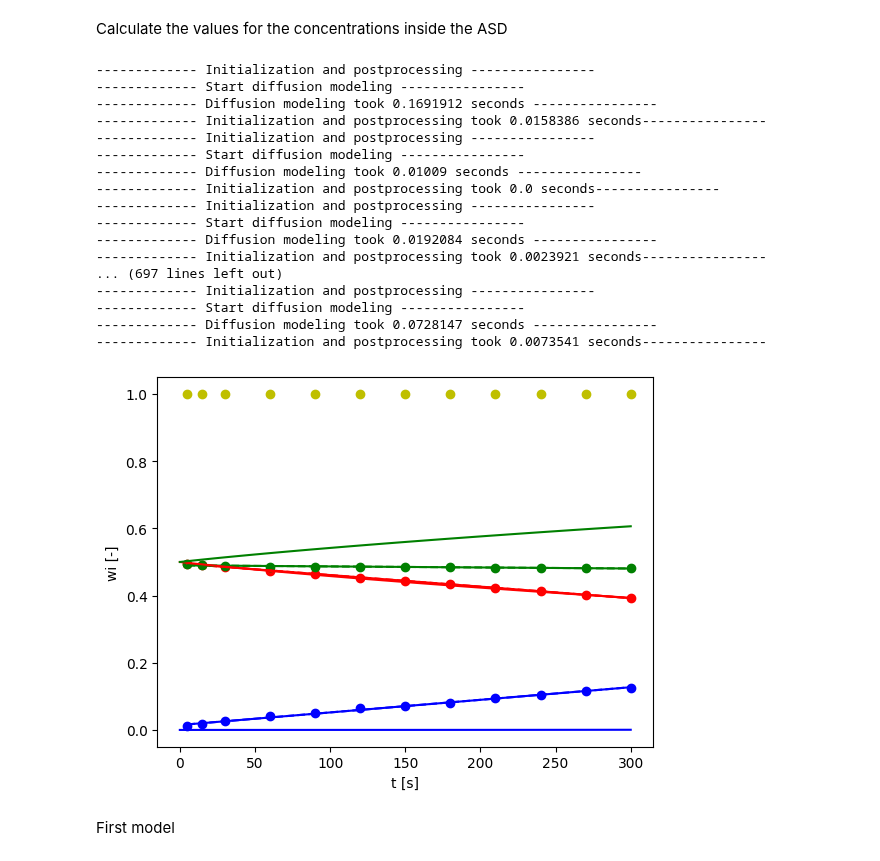
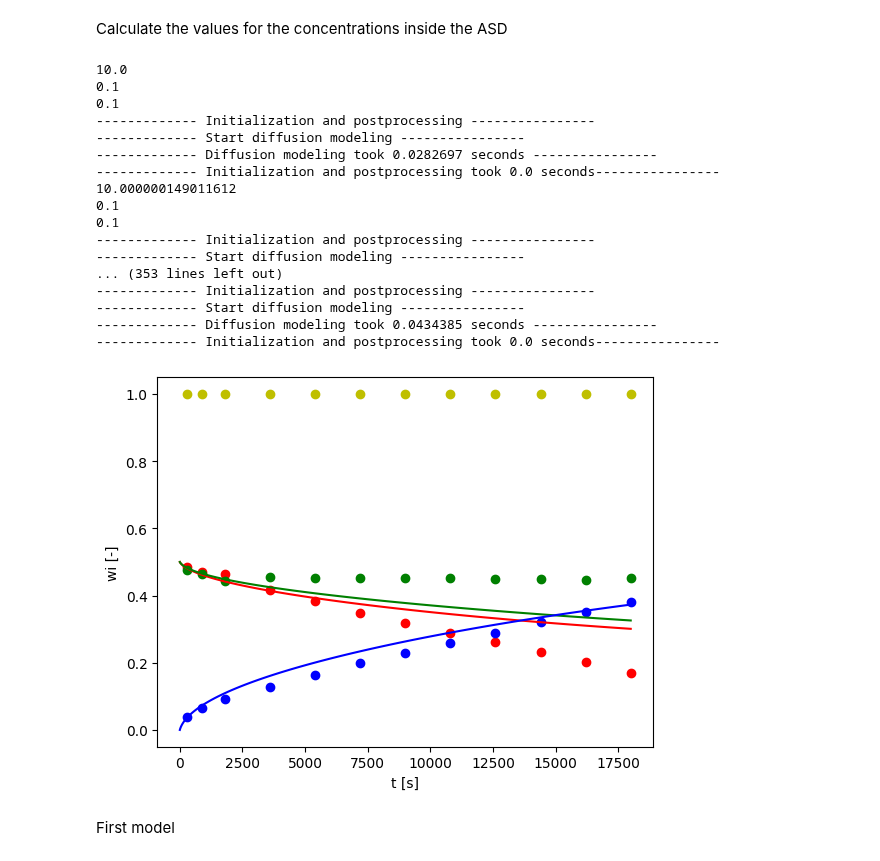
Before and after one commit to Borrdom/diffusionpy, a Jupyter notebook: examples_notebooks/001_First_approach_ideal.ipynb, the cells around one changed output. Cells and saved outputs as stored; diff of their text form; code cells hidden in the pictures.

```diff
--- a/examples_notebooks/001_First_approach_ideal.ipynb
+++ b/examples_notebooks/001_First_approach_ideal.ipynb
@@ -63,7 +63,7 @@ import matplotlib.pyplot as plt
 plt.rcdefaults()
 from scipy.optimize import curve_fit
 
-texp=array([5,15,30,60,90,120,150,180,210,240,270,300])
+texp=array([5,15,30,60,90,120,150,180,210,240,270,300])*60
 wINDL1D03= array([3.42274E-07,6.63373000e-07,1.30293000e-06,2.61848000e-06,4.06235000e-06,5.50577000e-06,7.11082000e-06,8.82865000e-06,1.03757000e-05,1.22831000e-05,1.34226000e-05,1.48856000e-05])
 wPolL1D03= array([5.1687E-06,8.11419000e-06,1.16988000e-05,1.82872000e-05,2.43481000e-05,2.97692000e-05,3.50846000e-05,3.91787000e-05,4.30863000e-05,4.68326000e-05,4.92799000e-05,5.08487000e-05])
 wH2OL1D03= array([9.99994489e-01,9.99991222e-01,9.99986998e-01,9.99979094e-01,9.99971590e-01,9.99964725e-01,9.99957805e-01,9.99951993e-01,9.99946538e-01,9.99940884e-01,9.99937297e-01,9.99934266e-01])
@@ -90,10 +90,14 @@ mASDL1D05_0= 6.3E-5
 mASDL25D07_0= 1.6E-5
 mASDL1D07_0= 6.4E-5
 Mi= np.asarray([357.79,65000,16.02])
-mobile= np.asarray([True,True,True])
+mobile= np.asarray([True,False,True])
 wi_8 =np.asarray([0.0001,0.0001,0.9998])
 Dvec =np.asarray([1E-1,2E-12,8E-1])
+Dvec=np.asarray([327081.87865031627,386294.20602000307,644379.7545334897])/1E14
 
+Dvec=np.asarray([244258.29860143378,
+632465.849552949,
+762682.380133524])/1E14
 nt=80
 t=np.linspace(0,texp[-1]**0.5,nt)**2
 
@@ -119,18 +123,18 @@ def fit_ASD(wAPI_ASD,wPol_ASD,wH2O_ASD,wges_ASD):
         return a*x+b
     def funcquad(x,a,b,c):
         return a*x**2+b*x+c
-    popt_API, pcov_API= curve_fit(funcline,texp,wAPI_ASD)
-    plt.plot(texp,funcline(texp,*popt_API),'r-')
-    qopt_API, qcov_API= curve_fit(funcline,texp,wAPI_ASD)
-    plt.plot(texp,funcline(texp,*qopt_API),'r--')
-    popt_Pol, pcov_Pol= curve_fit(funcline,texp,wPol_ASD)
-    plt.plot(texp,funcline(texp,*popt_Pol),'g-')
-    qopt_Pol, qcov_Pol= curve_fit(funcline,texp,wPol_ASD)
-    plt.plot(texp,funcline(texp,*qopt_Pol),'g--')
-    popt_H2O, pcov_H2O= curve_fit(funcline,texp,wH2O_ASD)
-    plt.plot(texp,funcline(texp,*popt_H2O),'b-')
-    qopt_H2O, qcov_H2O= curve_fit(funcline,texp,wH2O_ASD)
-    plt.plot(texp,funcline(texp,*qopt_H2O),'b--')
+    # popt_API, pcov_API= curve_fit(funcline,texp,wAPI_ASD)
+    # plt.plot(texp,funcline(texp,*popt_API),'r-')
+    # qopt_API, qcov_API= curve_fit(funcline,texp,wAPI_ASD)
+    # plt.plot(texp,funcline(texp,*qopt_API),'r--')
+    # popt_Pol, pcov_Pol= curve_fit(funcline,texp,wPol_ASD)
+    # plt.plot(texp,funcline(texp,*popt_Pol),'g-')
+    # qopt_Pol, qcov_Pol= curve_fit(funcline,texp,wPol_ASD)
+    # plt.plot(texp,funcline(texp,*qopt_Pol),'g--')
+    # popt_H2O, pcov_H2O= curve_fit(funcline,texp,wH2O_ASD)
+    # plt.plot(texp,funcline(texp,*popt_H2O),'b-')
+    # qopt_H2O, qcov_H2O= curve_fit(funcline,texp,wH2O_ASD)
+    # plt.plot(texp,funcline(texp,*qopt_H2O),'b--')
   #  MSopt, MScov = curve_fit(Diffusion_MS,texp,wAPI_ASD)
   #  plt.plot(texp,Diffusion_MS(texp,*MSopt),'r*')
 
@@ -184,53 +188,56 @@ def Choose_ASD(ASD_L,ASD_DL):
 
 
     wAPI_ASD,wPol_ASD,wH2O_ASD,wges_ASD=Conc_ASD(wIND,0,w0IND,wPol,0,w0Pol,wH2O,1,0,mB_0,mASD)
     plot_ASD(wAPI_ASD,wPol_ASD,wH2O_ASD,wges_ASD)
     fit_ASD(wAPI_ASD,wPol_ASD,wH2O_ASD,wges_ASD)
-    wt=Diffusion_MS(t,L,Dvec,wi_0,wi_8,Mi,mobile)
+    # wt=Diffusion_MS(t,L,Dvec,wi_0,wi_8,Mi,mobile)
     # wt= Diffusion_MS(t,L,Dvec,wi_0,wi_8,Mi,mobile)
     def fit_Diff_ASD(wAPI_ASD,wPol_ASD,wH2O_ASD,wges_ASD):
         def Diffforfit(t,D1,D2,D3):
-            Dscale=1E14
+            Dscale=1E13
             Dvec=np.asarray([D1,D2,D3])/Dscale
             # Dvec=np.fmax(Dvec,1E-16)
-            wt=Diffusion_MS(t,L,Dvec,wi_0,wi_8,Mi,mobile)
-            return wt[:,0]
-        wexp=np.hstack((wAPI_ASD,wPol_ASD,wH2O_ASD))
-        Dscale=1E14
-        qopt_H2O, qcov_H2O= curve_fit(Diffforfit,texp,wAPI_ASD)
+            print(D1)
+            print(D2)
+            print(D3)
+            wt,wtz,_,_=Diffusion_MS(t,L,Dvec,wi_0,wi_8,Mi,mobile,full_output=True)
+            return np.hstack((wt[:,0],wt[:,1]))
+        wexp=np.hstack((wAPI_ASD,wPol_ASD))
+        Dscale=1E13
+        qopt_H2O, qcov_H2O= curve_fit(Diffforfit,texp,wexp,bounds=(1E-6,1E6),p0=(100,0.1,0.1))
         Dvecopt=qopt_H2O/Dscale
         print(Dvecopt)
         wt=Diffusion_MS(t,L,Dvecopt,wi_0,wi_8,Mi,mobile)
         # qopt_H2O, qcov_H2O= curve_fit(Diffforfit,texp,wexp,p0=(1,1,1))
 
     # plt.plot(texp,funcline(texp,*qopt_H2O),'b--')
         plt.plot(t,wt[:,0],'r-')
         plt.plot(t,wt[:,1],'g-')
         plt.plot(t,wt[:,2],'b-')
 
     fit_Diff_ASD(wAPI_ASD,wPol_ASD,wH2O_ASD,wges_ASD)
 
 
-Choose_ASD(1,0.5)
+Choose_ASD(0.25,0.5)
 # %% [output]
+10.0
+0.1
+0.1
 ------------- Initialization and postprocessing ----------------
 ------------- Start diffusion modeling ----------------
-------------- Diffusion modeling took 0.1691912 seconds ----------------
-------------- Initialization and postprocessing took 0.0158386 seconds----------------
+------------- Diffusion modeling took 0.0282697 seconds ----------------
+------------- Initialization and postprocessing took 0.0 seconds----------------
+10.000000149011612
+0.1
+0.1
 ------------- Initialization and postprocessing ----------------
 ------------- Start diffusion modeling ----------------
-------------- Diffusion modeling took 0.01009 seconds ----------------
-------------- Initialization and postprocessing took 0.0 seconds----------------
+... (353 lines left out)
 ------------- Initialization and postprocessing ----------------
 ------------- Start diffusion modeling ----------------
-------------- Diffusion modeling took 0.0192084 seconds ----------------
-------------- Initialization and postprocessing took 0.0023921 seconds----------------
-... (697 lines left out)
-------------- Initialization and postprocessing ----------------
-------------- Start diffusion modeling ----------------
-------------- Diffusion modeling took 0.0728147 seconds ----------------
-------------- Initialization and postprocessing took 0.0073541 seconds----------------
+------------- Diffusion modeling took 0.0434385 seconds ----------------
+------------- Initialization and postprocessing took 0.0 seconds----------------
-[figure, old version]
+[figure, new version]
 # %% [markdown]
 First model
 # %%
```
Also changed, not shown: parts of 3 cells of this notebook, 3 other files.
